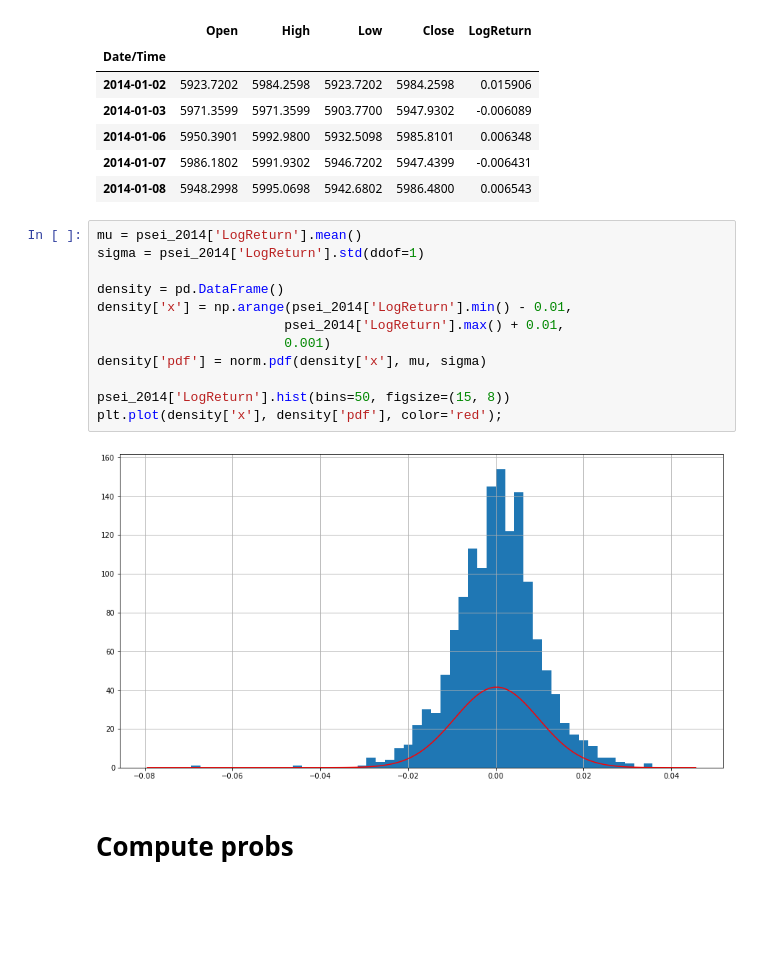
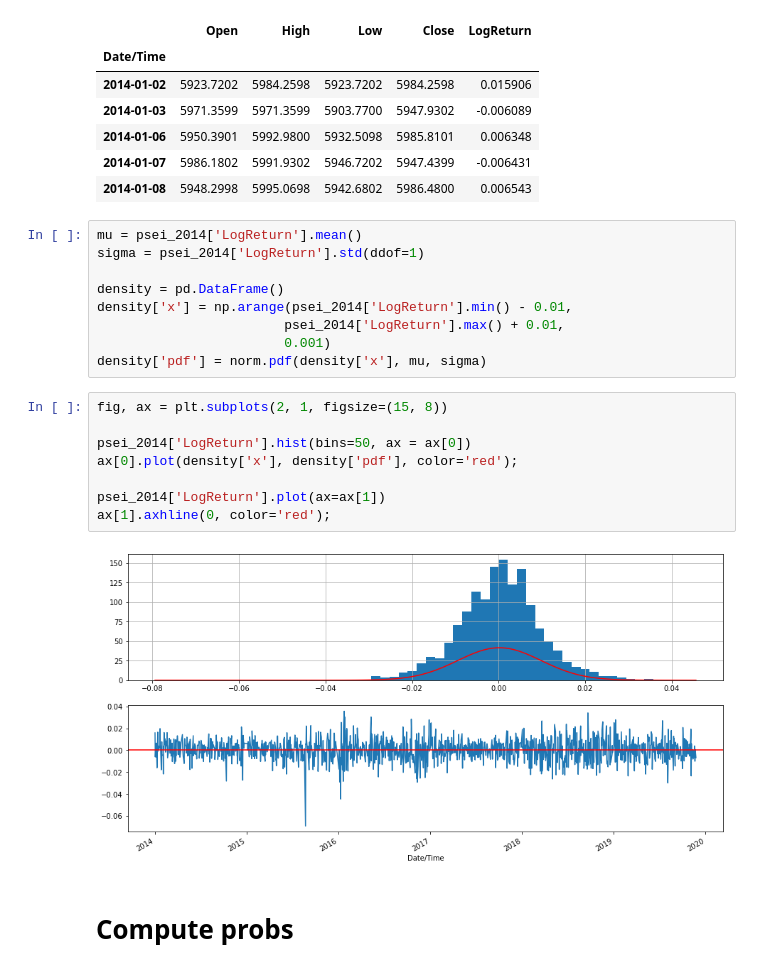
Before and after one commit to APEkram/psei_studies, a Jupyter notebook: psei.ipynb, the cells around one changed output. Cells and saved outputs as stored; diff of their text form; blank space fills up the shorter version.

```diff
--- a/psei.ipynb
+++ b/psei.ipynb
@@ -49,11 +49,16 @@ density['x'] = np.arange(psei_2014['LogReturn'].min() - 0.01,
                         psei_2014['LogReturn'].max() + 0.01,
                         0.001)
 density['pdf'] = norm.pdf(density['x'], mu, sigma)
-
-psei_2014['LogReturn'].hist(bins=50, figsize=(15, 8))
-plt.plot(density['x'], density['pdf'], color='red');
-# %% [output]
-[figure, removed]
+# %%
+fig, ax = plt.subplots(2, 1, figsize=(15, 8))
+
+psei_2014['LogReturn'].hist(bins=50, ax = ax[0])
+ax[0].plot(density['x'], density['pdf'], color='red');
+
+psei_2014['LogReturn'].plot(ax=ax[1])
+ax[1].axhline(0, color='red');
+# %% [output]
+[figure, added]
 # %% [markdown]
 # Compute probs
 # %%
```
Also changed, not shown: parts of 8 cells of this notebook.
